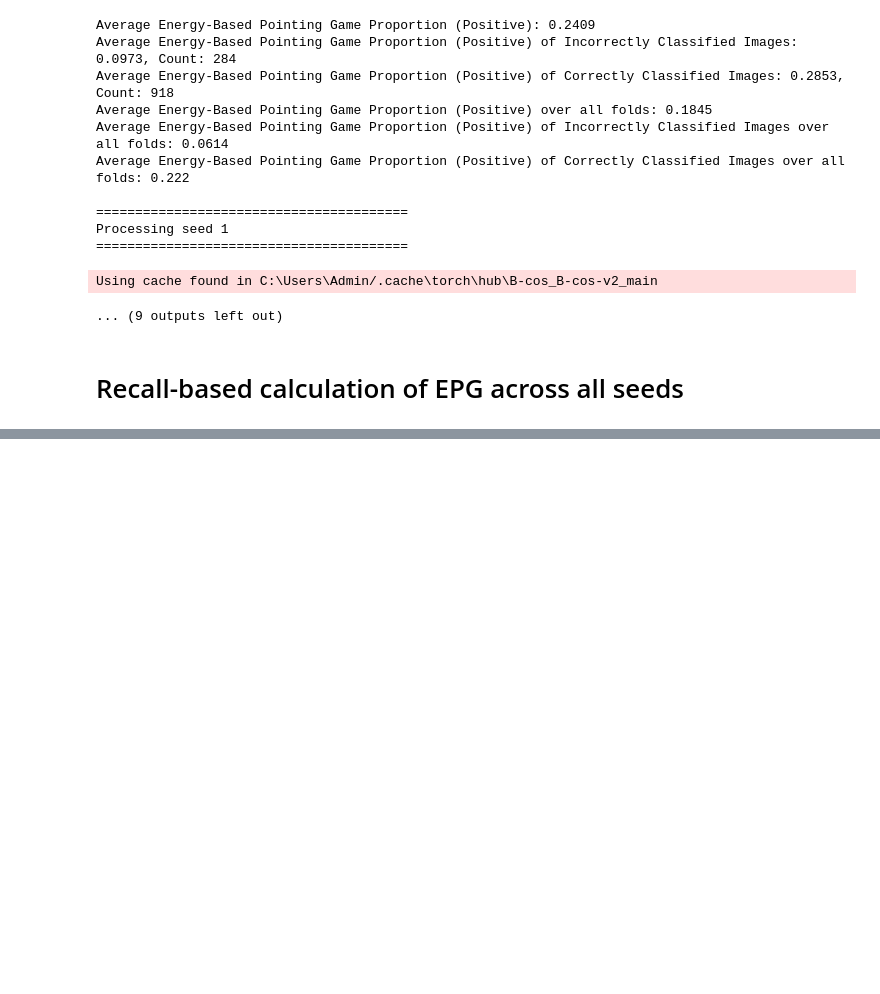
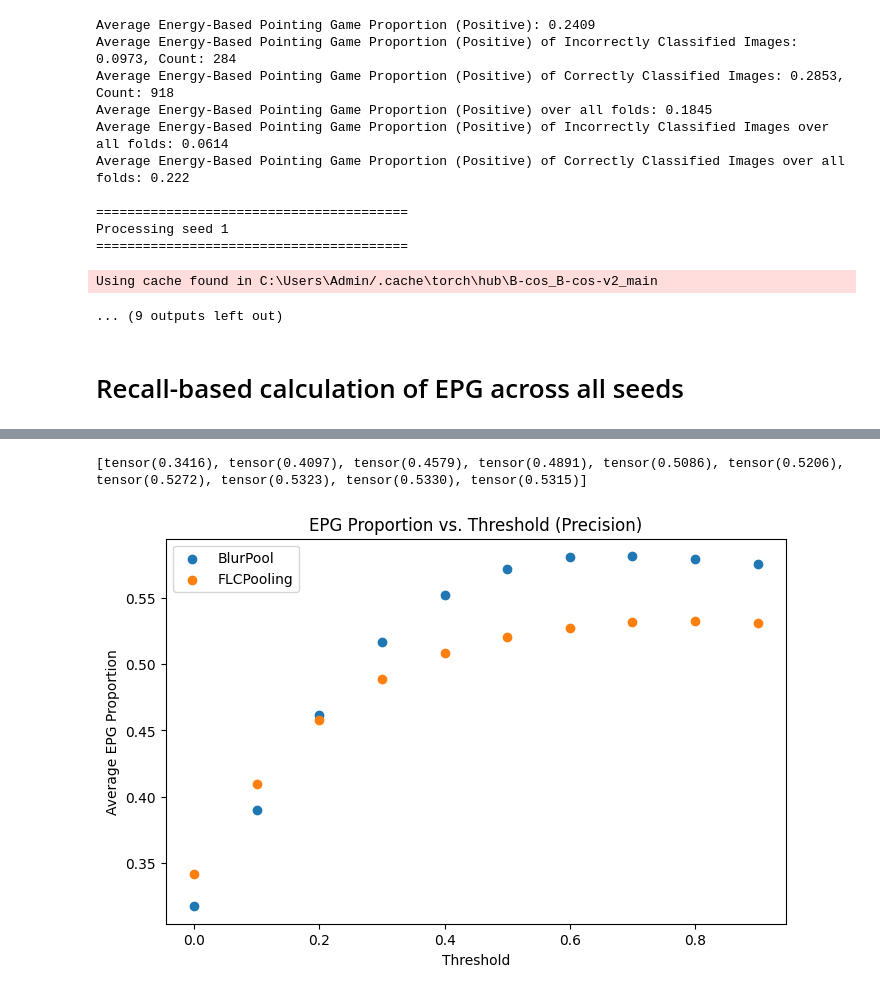
Before and after one commit to mkleinma/Master-Thesis-Medical, a Jupyter notebook: Pneumonia/evaluation/Calculate Energy-based Pointing Game.ipynb, the cells around one changed output, grey strips where cells are left out. Cells and saved outputs as stored; diff of their text form; code cells hidden in the pictures; blank space fills up the shorter version.

Commit message:
added more analysis for final thesis results

```diff
--- a/Pneumonia/evaluation/Calculate Energy-based Pointing Game.ipynb
+++ b/Pneumonia/evaluation/Calculate Energy-based Pointing Game.ipynb
@@ -341,8 +341,7 @@ class PneumoniaDataset(Dataset):
 
 
 transform = transforms.Compose([
-    transforms.ToTensor(),
-    transforms.Normalize([0.485, 0.456, 0.406], [0.229, 0.224, 0.225])  # Normalize with ImageNet stats
+    transforms.ToTensor()  # Normalize with ImageNet stats
 ])
 
 
@@ -812,9 +811,9 @@ from libraries.bcoslinear import BcosLinear
 
 BASE_PATH = "/pfs/work7/workspace/scratch/ma_mkleinma-thesis/trained_models/"
 
-np.random.seed(0)
-random.seed(0)
-torch.manual_seed(0)
+np.random.seed(1)
+random.seed(1)
+torch.manual_seed(1)
 
 original_width, original_height = 1024, 1024
 explanation_width, explanation_height = 224, 224
@@ -881,7 +880,7 @@ avg_proportions_correct = []
 
 for fold in range(1,6):
     #model_path = f"C:/Users/Admin/Documents/MasterThesis/results/Pneumonia/Transformer_Conv_BCos/light_oversamp/seed_0/pneumonia_detection_model_transformer_bestf1_{fold}.pth"
-    model_path = f"C:/Users/Admin/Documents/MasterThesis/results/Pneumonia/ResNet50_FLC/no_nosamp/seed_0/pneumonia_detection_model_resnet_bestf1_{fold}.pth"
+    model_path = f"C:/Users/Admin/Documents/MasterThesis/results/Pneumonia/ResNet50_FLC/no_nosamp/seed_1/pneumonia_detection_model_resnet_bestf1_{fold}.pth"
     split = splits[fold-1] # fold selection
     val_idx = split[1]  # Only use the validation indices from the first fold
     val_data = data_splits.iloc[val_idx]
@@ -1337,7 +1336,7 @@ for seed in seeds:
     avg_proportions_correct = []
 
     for fold in range(1,6):
-        model_path = f"C:/Users/Admin/Documents/MasterThesis/results/Pneumonia/ResNet50_Blur/no_nosamp/seed_{seed}/pneumonia_detection_model_resnet_bcos_bestf1_{fold}.pth"
+        model_path = f"C:/Users/Admin/Documents/MasterThesis/results/Pneumonia/ResNet50_BCos/light_oversamp/seed_{seed}/pneumonia_detection_model_resnet_bestf1_{fold}.pth"
         split = splits[fold-1] # fold selection
         val_idx = split[1]
         val_data = data_splits.iloc[val_idx]
@@ -1352,14 +1351,6 @@ for seed in seeds:
         count_incorrect = 0
 
         model = torch.hub.load('B-cos/B-cos-v2', 'resnet50', pretrained=True)
-        model.layer2[0].conv2 = ModifiedBcosConv2d(128, 128, kernel_size=(3, 3), stride=(2, 2), padding=(1, 1), b=2)
-        model.layer2[0].downsample[0] = ModifiedBcosConv2d(256, 512, kernel_size=(1, 1), stride=(2, 2), b=2)
-
-        model.layer3[0].conv2 = ModifiedBcosConv2d(256, 256, kernel_size=(3, 3), stride=(2, 2), padding=(1, 1), b=2)
-        model.layer3[0].downsample[0] = ModifiedBcosConv2d(512, 1024, kernel_size=(1, 1), stride=(2, 2), b=2)
-
-        model.layer4[0].conv2 = ModifiedBcosConv2d(512, 512, kernel_size=(3, 3), stride=(2, 2), padding=(1, 1), b=2)
-        model.layer4[0].downsample[0] = ModifiedBcosConv2d(1024, 2048, kernel_size=(1, 1), stride=(2, 2), b=2)
         model.fc.linear = NormedConv2d(2048, 2, kernel_size=(1, 1), stride=(1, 1), bias=False) # code from B-cos paper reused to adjust network
 
 
@@ -1494,0 +1931,21 @@ Using cache found in C:\Users\Admin/.cache\torch\hub\B-cos_B-cos-v2_main
+# %%
+#Precision
+avg_proportions_blur = [0.3171, 0.3900, 0.4614, 0.5170, 0.5527, 0.5722, 0.5814, 0.5818, 0.5798, 0.5760]
+avg_proportions_flc = [0.3416, 0.4097, 0.4579, 0.4891, 0.5086, 0.5206, 0.5272, 0.5323, 0.5330, 0.5315]
+
+print(avg_proportions)
+thresholds = [0.1 * i for i in range(10)]
+
+plt.figure(figsize=(8, 5))
+plt.scatter(thresholds, avg_proportions_blur, marker='o', label='BlurPool')
+plt.scatter(thresholds, avg_proportions_flc, marker='o', label='FLCPooling')
+
+plt.xlabel('Threshold')
+plt.ylabel('Average EPG Proportion')
+plt.title('EPG Proportion vs. Threshold (Precision)')
+plt.legend()
+plt.grid(False)
+plt.show()
+# %% [output]
+[tensor(0.3416), tensor(0.4097), tensor(0.4579), tensor(0.4891), tensor(0.5086), tensor(0.5206), tensor(0.5272), tensor(0.5323), tensor(0.5330), tensor(0.5315)]
+[figure, added]
```
Also changed, not shown: parts of 9 cells of this notebook, 6 other files.
